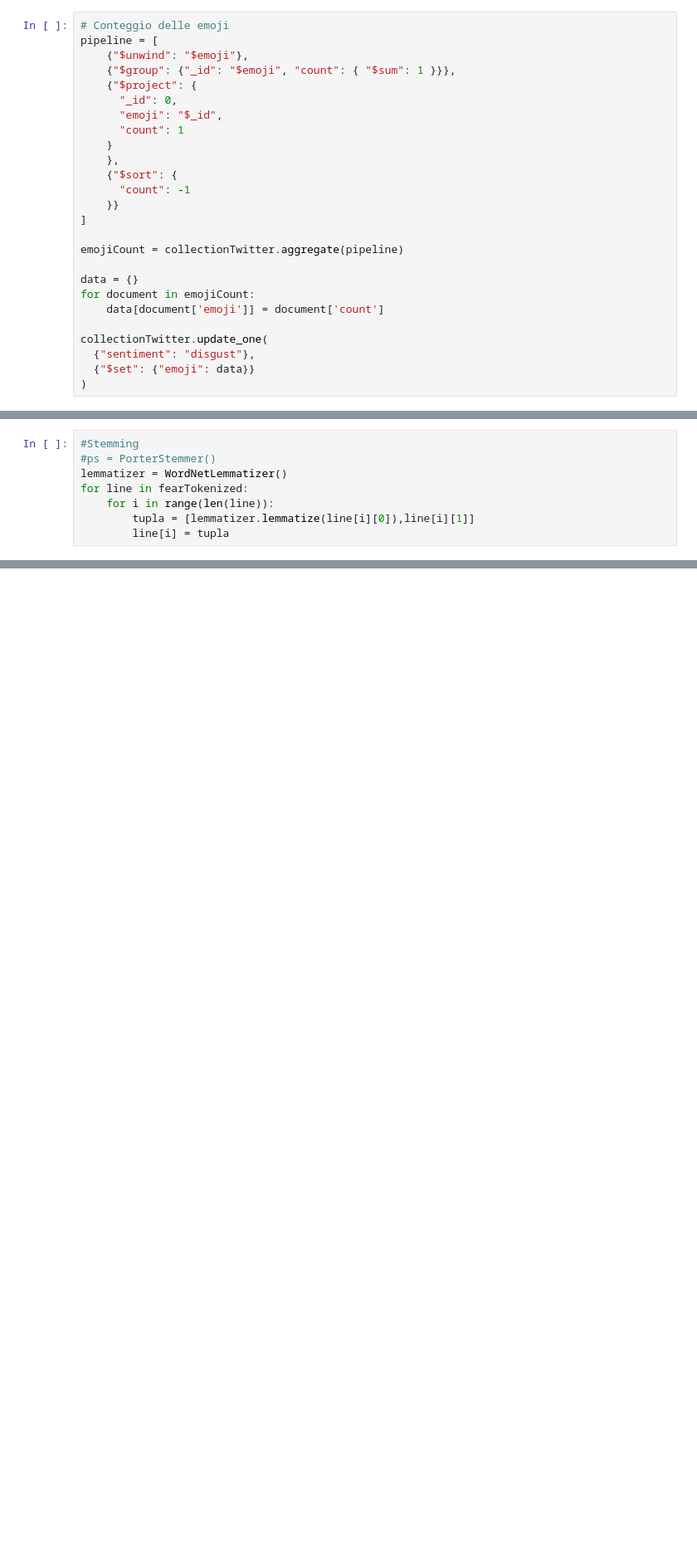
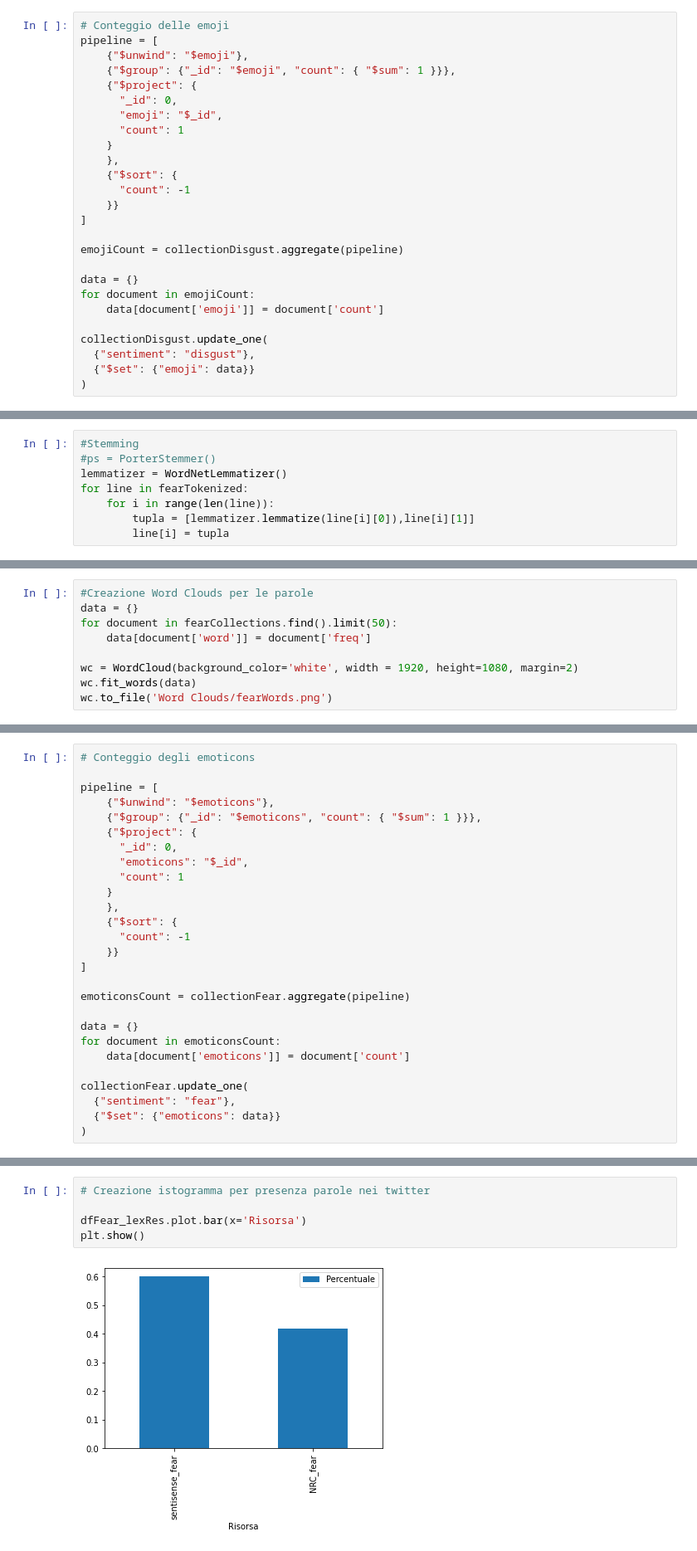
Before and after one commit to lorenzobotto/progettoMaadb, a Jupyter notebook: Code/main.ipynb, the cells around one changed output, grey strips where cells are left out. Shown at 83% size. Cells and saved outputs as stored; diff of their text form; blank space fills up the shorter version.

Commit message:
Disgust e fear funzionano, joy pronto per eseguire

```diff
--- a/Code/main.ipynb
+++ b/Code/main.ipynb
@@ -1517,13 +1536,13 @@ pipeline = [
     }}
 ]
 
-emojiCount = collectionTwitter.aggregate(pipeline)
+emojiCount = collectionDisgust.aggregate(pipeline)
 
 data = {}
 for document in emojiCount:
     data[document['emoji']] = document['count']
 
-collectionTwitter.update_one(
+collectionDisgust.update_one(
   {"sentiment": "disgust"},
   {"$set": {"emoji": data}}
 )
@@ -1948,0 +2046,9 @@ for line in fearTokStoped:
+# %%
+#Creazione Word Clouds per le parole
+data = {}
+for document in fearCollections.find().limit(50):
+    data[document['word']] = document['freq']
+
+wc = WordCloud(background_color='white', width = 1920, height=1080, margin=2)
+wc.fit_words(data)
+wc.to_file('Word Clouds/fearWords.png')
@@ -1948,0 +2125,27 @@ for line in fearTokStoped:
+# %%
+# Conteggio degli emoticons
+
+pipeline = [
+    {"$unwind": "$emoticons"},
+    {"$group": {"_id": "$emoticons", "count": { "$sum": 1 }}},
+    {"$project": {
+      "_id": 0,
+      "emoticons": "$_id",
+      "count": 1
+    }
+    },
+    {"$sort": {
+      "count": -1
+    }}
+]
+
+emoticonsCount = collectionFear.aggregate(pipeline)
+
+data = {}
+for document in emoticonsCount:
+    data[document['emoticons']] = document['count']
+
+collectionFear.update_one(
+  {"sentiment": "fear"},
+  {"$set": {"emoticons": data}}
+)
@@ -1948,0 +2250,7 @@ for line in fearTokStoped:
+# %%
+# Creazione istogramma per presenza parole nei twitter
+
+dfFear_lexRes.plot.bar(x='Risorsa')
+plt.show()
+# %% [output]
+[figure, added]
```
Also changed, not shown: parts of 90 cells of this notebook, 2 other files.
